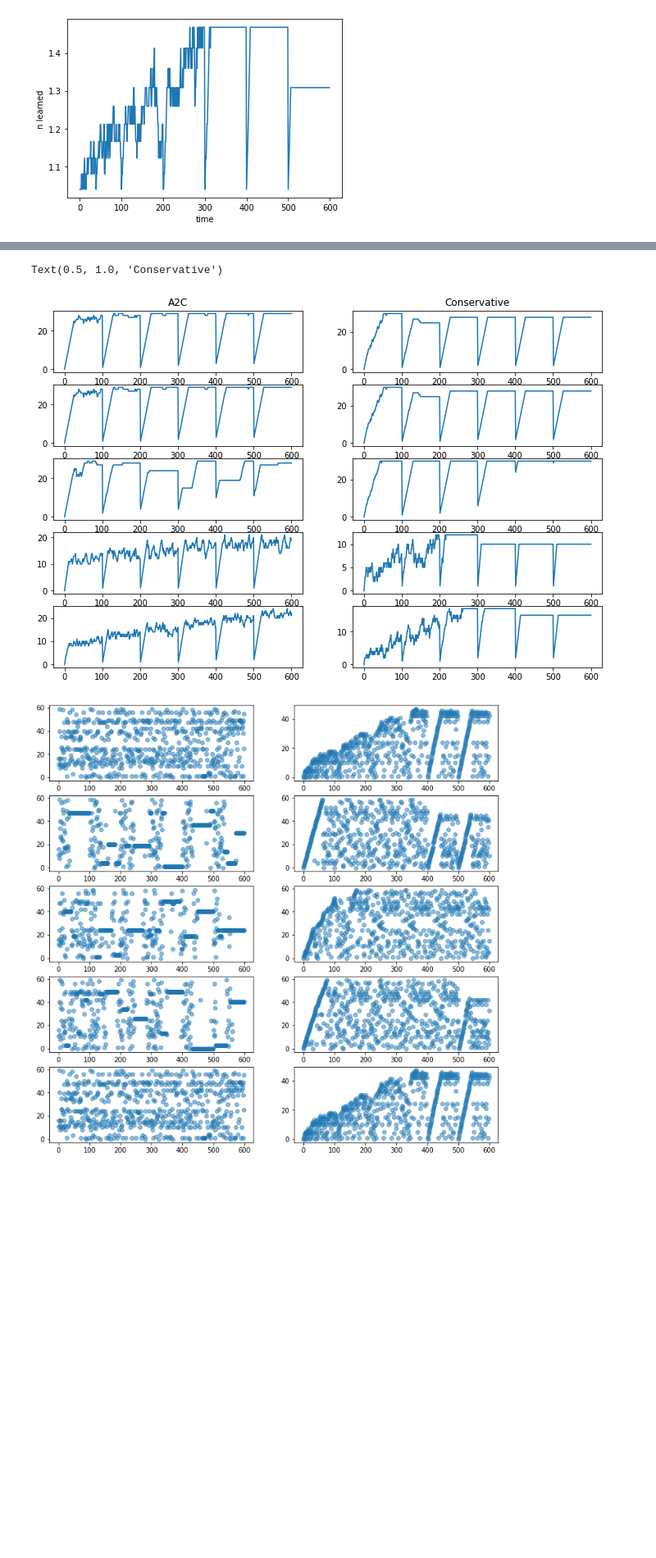
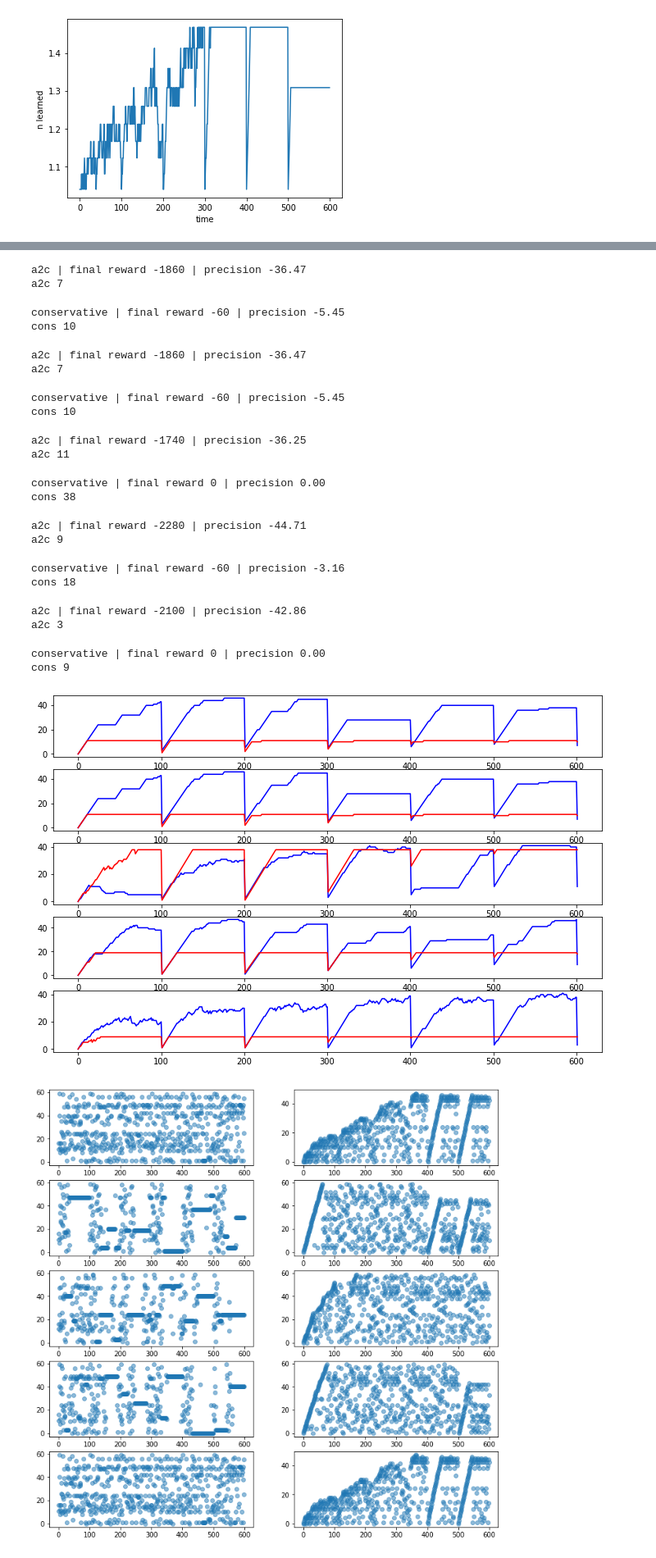
Before and after one commit to AurelienNioche/ActiveTeachingCollaborative, a Jupyter notebook: planning/using-a2c/check_discontinuous_runs.ipynb, the cells around one changed output, grey strips where cells are left out. Shown: that part at 82% size. Saved outputs shown, nothing was run; the diff lists cells and outputs as text; code cells hidden in the pictures; blank space fills up the shorter version.

```diff
--- a/planning/using-a2c/check_discontinuous_runs.ipynb
+++ b/planning/using-a2c/check_discontinuous_runs.ipynb
@@ -126,27 +187,48 @@ Text(0.5, 0.98, 'Forget: 0.00589817767969725, \n Repetition: 0.386738137127553')
-# %%
-# monotonic case
-
-fig, axs = plt.subplots(5, 2, figsize=(12, 8))
-for i in range(5):
-    r1, a1 = run_one_episode(env1, model, i)
-    nl1 = np.array(r1)#*env.n_item
-#     nlp1 = nl1[nl1>0]
-    b = [0]
-    for x in nl1:
-        b += [b[-1] + x]
-    axs[i, 0].plot(b)
-    r2, a2 = run_one_episode(env1, policy, i, is_a2c=False)
-    nl2 = np.array(r2)#*env.n_item
-#     nlp2 = nl2[nl2>0]
-    b = [0]
-    for x in nl2:
-        b += [b[-1] + x]
-    axs[i, 1].plot(b)
-axs[0, 0].set_title('A2C')
-axs[0, 1].set_title('Conservative')
-# %% [output]
-Text(0.5, 1.0, 'Conservative')
-[figure, removed]
+# %%
+# monotonic case
+
+fig, axs = plt.subplots(5, figsize=(12, 8))
+for i in range(5):
+    r1, a1 = run_one_episode(env, model, i)
+    nl1 = np.array(r1)#*env.n_item
+#     nlp1 = nl1[nl1>0]
+    b = [0]
+    for x in nl1:
+        b += [b[-1] + x]
+    print('a2c', b[-1])
+    axs[i].plot(b, color='b', label='A2C')
+    r2, a2 = run_one_episode(env, policy, i)
+    nl2 = np.array(r2)#*env.n_item
+#     nlp2 = nl2[nl2>0]
+    b = [0]
+    for x in nl2:
+        b += [b[-1] + x]
+    print('cons', b[-1])
+    axs[i].plot(b, color='r', label='Conservative')
+# axs[0, 0].set_title('A2C')
+# axs[0, 1].set_title('Conservative')
+# %% [output]
+a2c | final reward -1860 | precision -36.47
+a2c 7
+conservative | final reward -60 | precision -5.45
+cons 10
+a2c | final reward -1860 | precision -36.47
+a2c 7
+conservative | final reward -60 | precision -5.45
+cons 10
+a2c | final reward -1740 | precision -36.25
+a2c 11
+conservative | final reward 0 | precision 0.00
+cons 38
+a2c | final reward -2280 | precision -44.71
+a2c 9
+conservative | final reward -60 | precision -3.16
+cons 18
+a2c | final reward -2100 | precision -42.86
+a2c 3
+conservative | final reward 0 | precision 0.00
+cons 9
+[figure, added]
 # %%
 fig, axs = plt.subplots(5, 2, figsize=(12, 12))
 for i in range(5):
```
Also changed, not shown: parts of 16 cells of this notebook, 4 other files.
